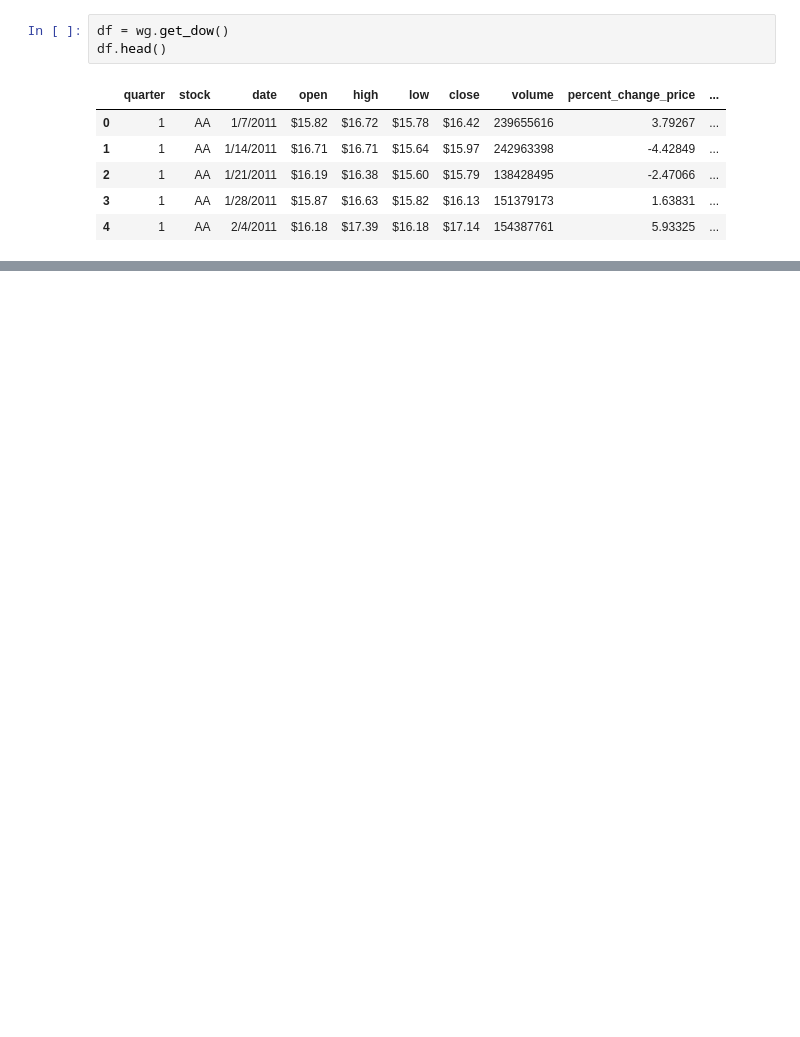
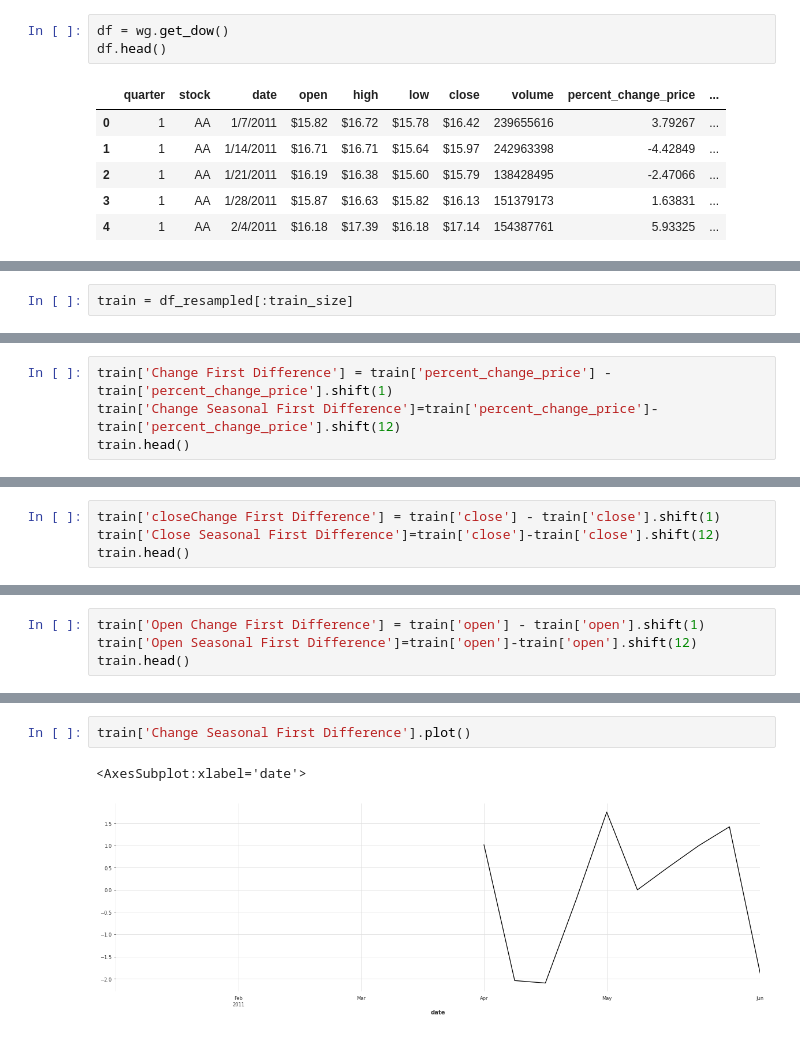
Before and after one commit to DanielFordHUB/solo_project_time_series, a Jupyter notebook: model.ipynb, the cells around one changed output, grey strips where cells are left out. Drawn from its saved outputs; the diff is of its cells as text; blank space fills up the shorter version.

```diff
--- a/model.ipynb
+++ b/model.ipynb
@@ -72,0 +123,2 @@ test_size
+# %%
+train = df_resampled[:train_size]
@@ -72,0 +574,4 @@ test_size
+# %%
+train['Change First Difference'] = train['percent_change_price'] - train['percent_change_price'].shift(1)
+train['Change Seasonal First Difference']=train['percent_change_price']-train['percent_change_price'].shift(12)
+train.head()
@@ -72,0 +586,4 @@ test_size
+# %%
+train['closeChange First Difference'] = train['close'] - train['close'].shift(1)
+train['Close Seasonal First Difference']=train['close']-train['close'].shift(12)
+train.head()
@@ -72,0 +598,4 @@ test_size
+# %%
+train['Open Change First Difference'] = train['open'] - train['open'].shift(1)
+train['Open Seasonal First Difference']=train['open']-train['open'].shift(12)
+train.head()
@@ -72,0 +610,5 @@ test_size
+# %%
+train['Change Seasonal First Difference'].plot()
+# %% [output]
+<AxesSubplot:xlabel='date'>
+[figure, added]
```
Also changed, not shown: parts of 83 cells of this notebook, 4 other files.
